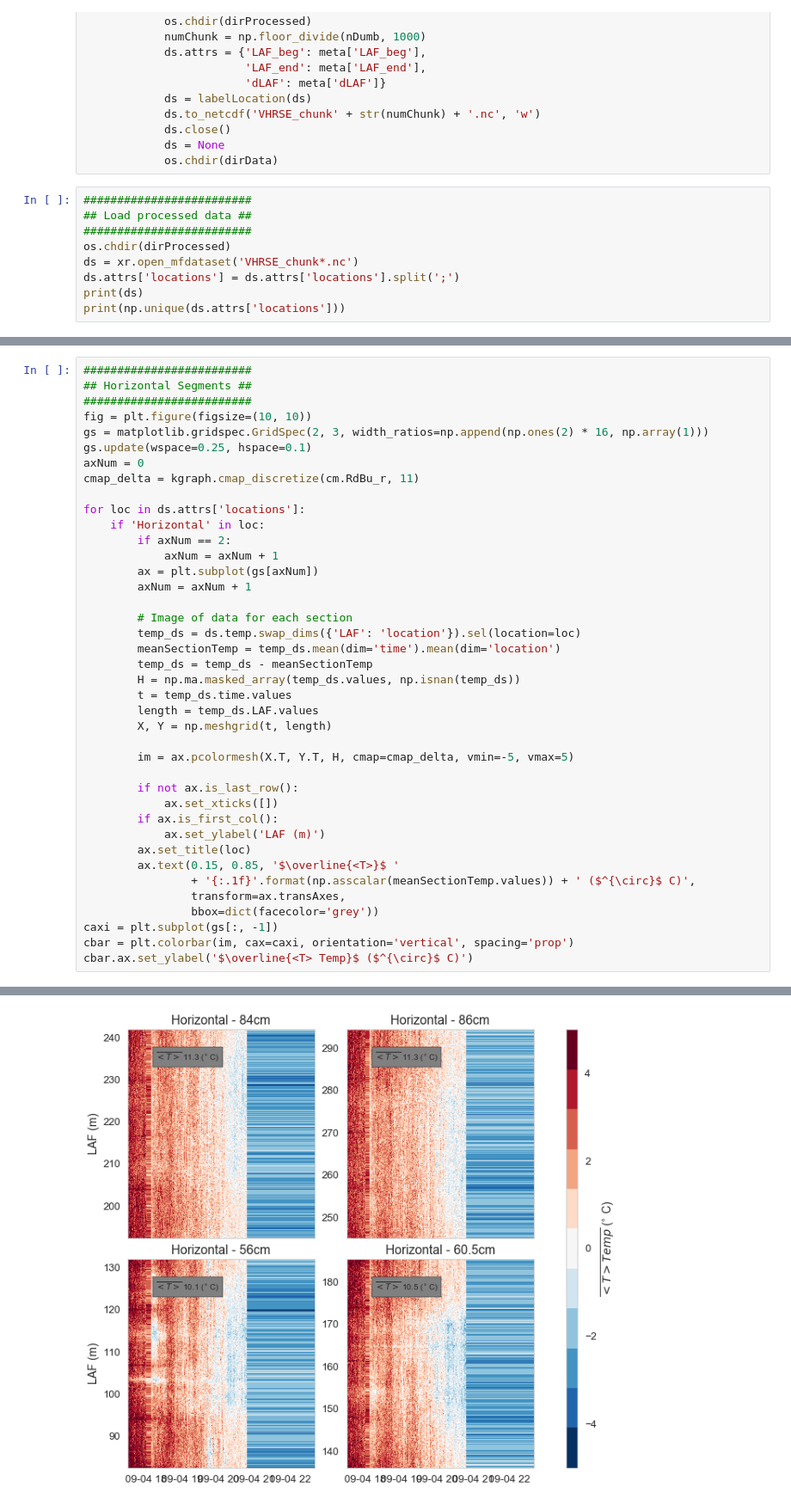
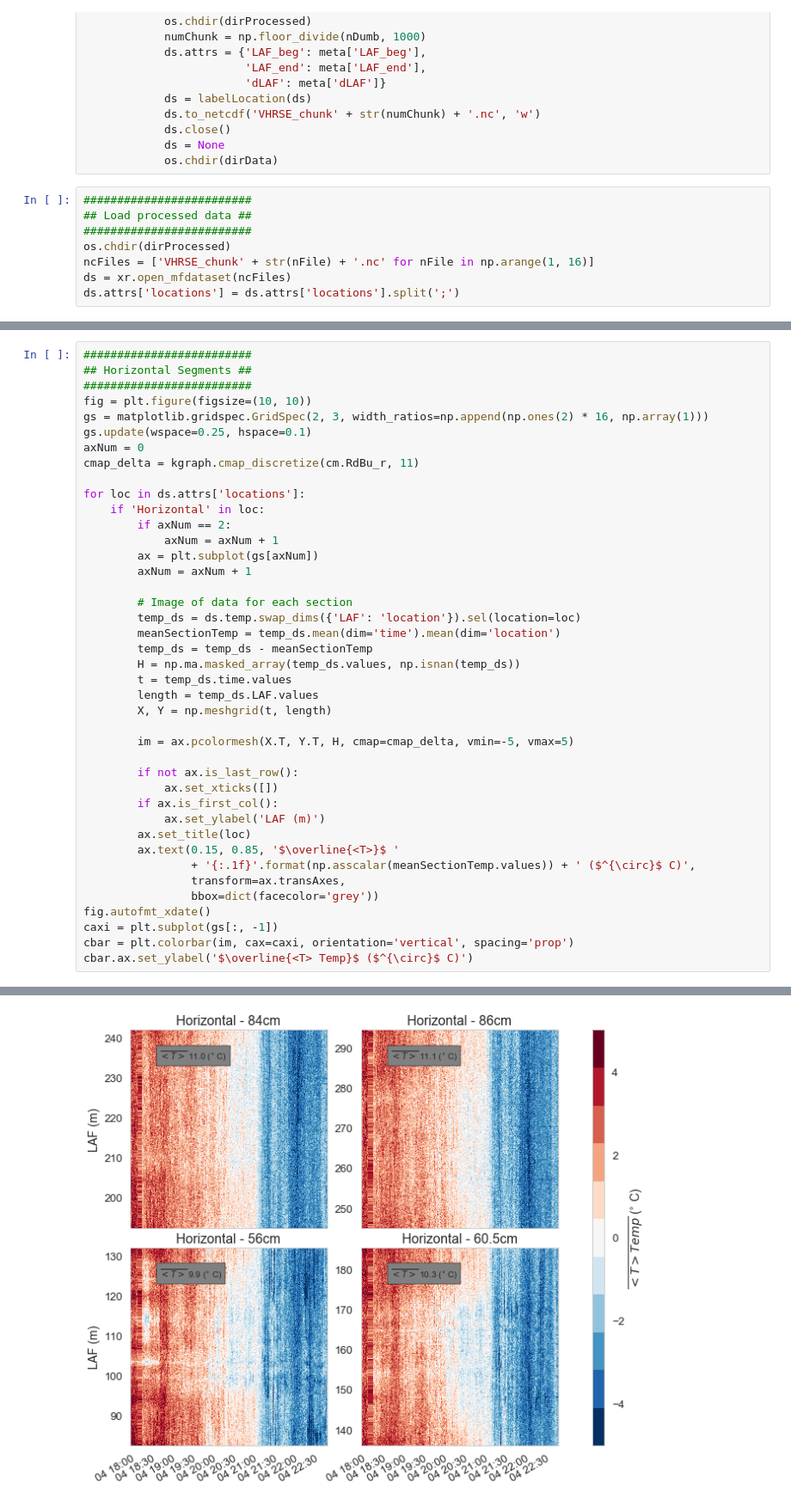
Before and after one commit to klapo/DTS, a Jupyter notebook: DTS.VertHarpSpectralExp.SpatialMaps.ipynb, the cells around one changed output, grey strips where cells are left out. Shown at 86% size. Saved outputs shown, nothing was run; the diff lists cells and outputs as text.

Commit message:
Fixed: Data chunks now load in chronological order. Plots now make physical sense.

```diff
--- a/DTS.VertHarpSpectralExp.SpatialMaps.ipynb
+++ b/DTS.VertHarpSpectralExp.SpatialMaps.ipynb
@@ -204,7 +204,6 @@ if procFlag:
 ## Load processed data ##
 #########################
 os.chdir(dirProcessed)
-ds = xr.open_mfdataset('VHRSE_chunk*.nc')
+ncFiles = ['VHRSE_chunk' + str(nFile) + '.nc' for nFile in np.arange(1, 16)]
+ds = xr.open_mfdataset(ncFiles)
 ds.attrs['locations'] = ds.attrs['locations'].split(';')
-print(ds)
-print(np.unique(ds.attrs['locations']))
@@ -241,34 +222,35 @@ for loc in ds.attrs['locations']:
         if axNum == 2:
             axNum = axNum + 1
         ax = plt.subplot(gs[axNum])
         axNum = axNum + 1
 
         # Image of data for each section
         temp_ds = ds.temp.swap_dims({'LAF': 'location'}).sel(location=loc)
         meanSectionTemp = temp_ds.mean(dim='time').mean(dim='location')
         temp_ds = temp_ds - meanSectionTemp
         H = np.ma.masked_array(temp_ds.values, np.isnan(temp_ds))
         t = temp_ds.time.values
         length = temp_ds.LAF.values
         X, Y = np.meshgrid(t, length)
 
         im = ax.pcolormesh(X.T, Y.T, H, cmap=cmap_delta, vmin=-5, vmax=5)
 
         if not ax.is_last_row():
             ax.set_xticks([])
         if ax.is_first_col():
             ax.set_ylabel('LAF (m)')
         ax.set_title(loc)
         ax.text(0.15, 0.85, '$\overline{<T>}$ '
                 + '{:.1f}'.format(np.asscalar(meanSectionTemp.values)) + ' ($^{\circ}$ C)',
                 transform=ax.transAxes,
                 bbox=dict(facecolor='grey'))
+fig.autofmt_xdate()
 caxi = plt.subplot(gs[:, -1])
 cbar = plt.colorbar(im, cax=caxi, orientation='vertical', spacing='prop')
 cbar.ax.set_ylabel('$\overline{<T> Temp}$ ($^{\circ}$ C)')
 # %% [output]
 <matplotlib.text.Text at 0x...>
-[figure, old version]
+[figure, new version]
 # %%
 ##############################
 ## Vertical (near) Segments ##
```
Also changed, not shown: parts of 4 cells of this notebook.
